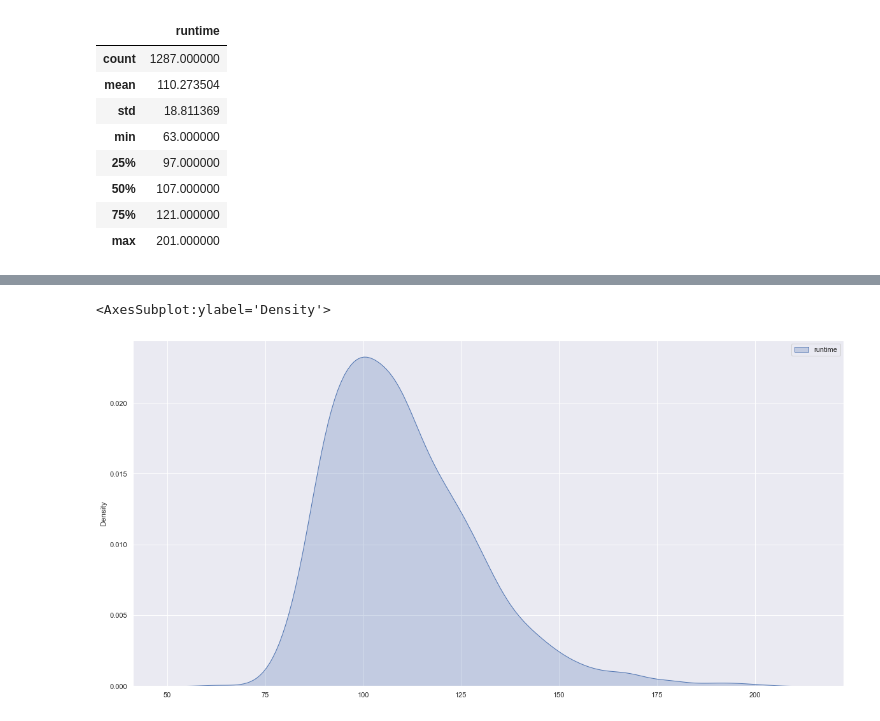
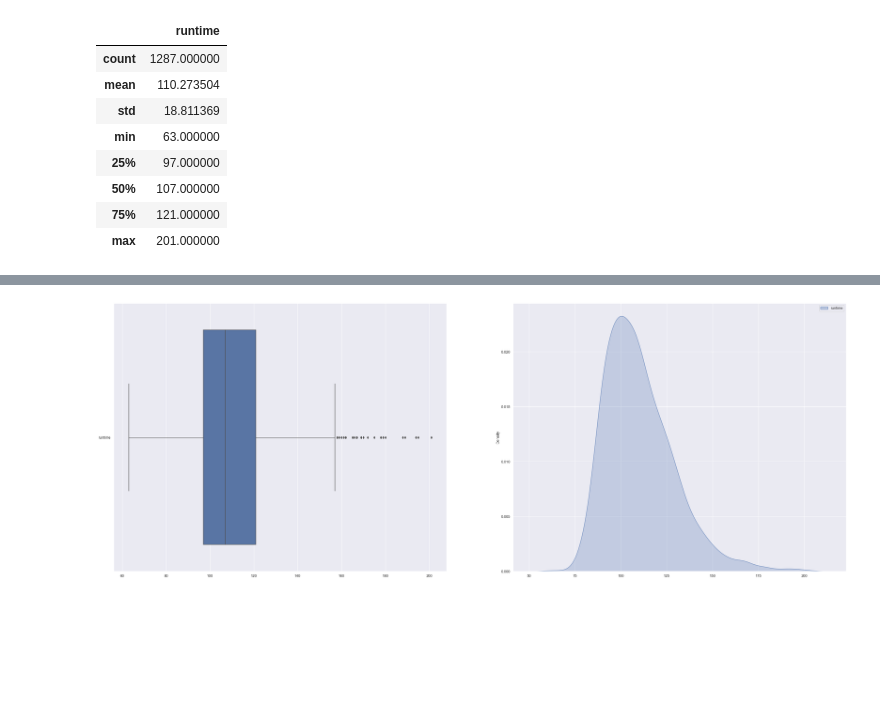
Before and after one commit to liekzhe/SC1015mini_project, a Jupyter notebook: EDA.ipynb, the cells around one changed output, grey strips where cells are left out. Cells and saved outputs as stored; diff of their text form; code cells hidden in the pictures; blank space fills up the shorter version.

```diff
--- a/EDA.ipynb
+++ b/EDA.ipynb
@@ -416,7 +399,11 @@ sb.boxplot(data=runtime, orient='h')
-# %%
-#KDE plot
-f = plt.figure(figsize=(20,10))
-sb.kdeplot(data=runtime, shade=True)
-# %% [output]
-<AxesSubplot:ylabel='Density'>
-[figure, removed]
+# %%
+fig, axs = plt.subplots(1, 2, figsize=(40, 15))
+#Box Plot
+sb.boxplot(ax = axs[0], data=runtime, orient='h')
+
+#KDE plot
+sb.kdeplot(ax = axs[1], data=runtime, shade=True)
+
+plt.show()
+# %% [output]
+[figure, added]
```
Also changed, not shown: parts of 11 cells of this notebook, 5 other files.
